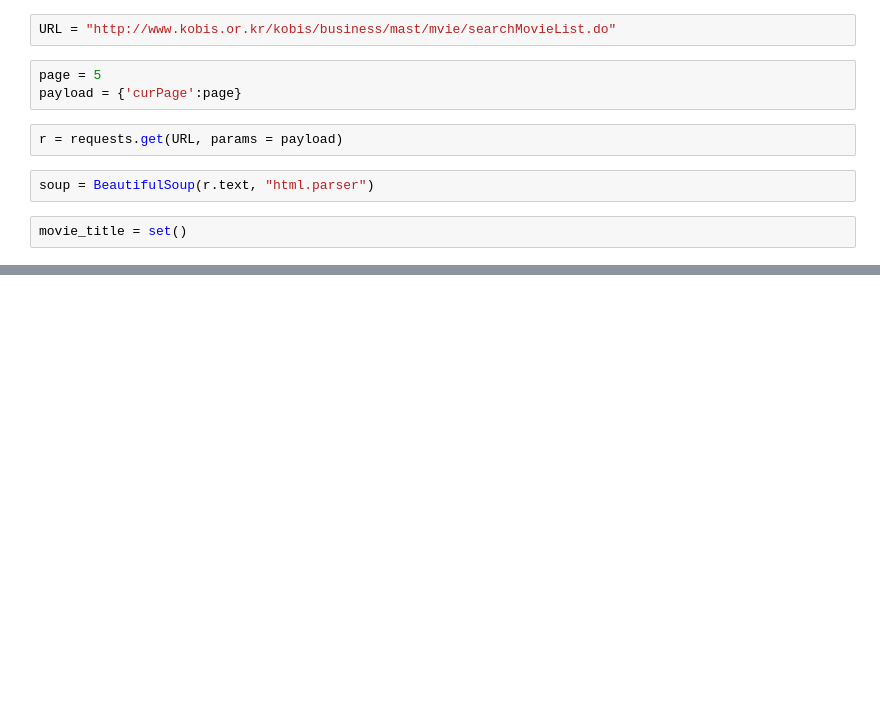
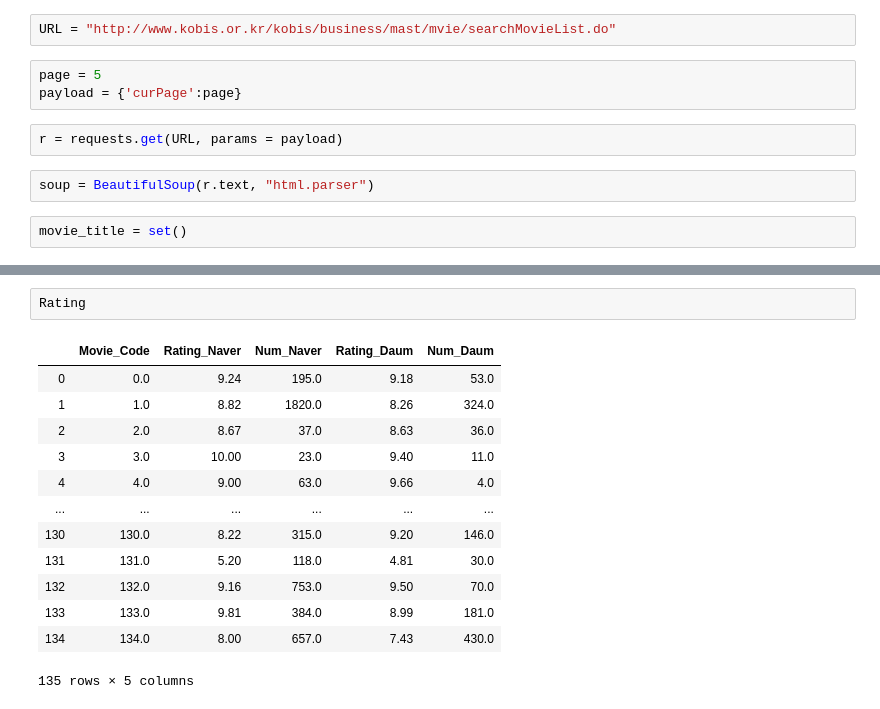
Before and after one commit to J-nowcow/Movie_recommendation, a Jupyter notebook: 영화 데이터 수집.ipynb, the cells around one changed output, grey strips where cells are left out. Saved outputs shown, nothing was run; the diff lists cells and outputs as text; blank space fills up the shorter version.

```diff
--- a/영화 데이터 수집.ipynb
+++ b/영화 데이터 수집.ipynb
@@ -172,0 +170,16 @@ star_rate
+# %%
+Rating
+# %% [output]
+|  | Movie_Code | Rating_Naver | Num_Naver | Rating_Daum | Num_Daum |
+| 0 | 0.0 | 9.24 | 195.0 | 9.18 | 53.0 |
+| 1 | 1.0 | 8.82 | 1820.0 | 8.26 | 324.0 |
+| 2 | 2.0 | 8.67 | 37.0 | 8.63 | 36.0 |
+| 3 | 3.0 | 10.00 | 23.0 | 9.40 | 11.0 |
+| 4 | 4.0 | 9.00 | 63.0 | 9.66 | 4.0 |
+| ... | ... | ... | ... | ... | ... |
+| 130 | 130.0 | 8.22 | 315.0 | 9.20 | 146.0 |
+| 131 | 131.0 | 5.20 | 118.0 | 4.81 | 30.0 |
+| 132 | 132.0 | 9.16 | 753.0 | 9.50 | 70.0 |
+| 133 | 133.0 | 9.81 | 384.0 | 8.99 | 181.0 |
+| 134 | 134.0 | 8.00 | 657.0 | 7.43 | 430.0 |
+135 rows × 5 columns
```
Also changed, not shown: parts of 55 cells of this notebook.
